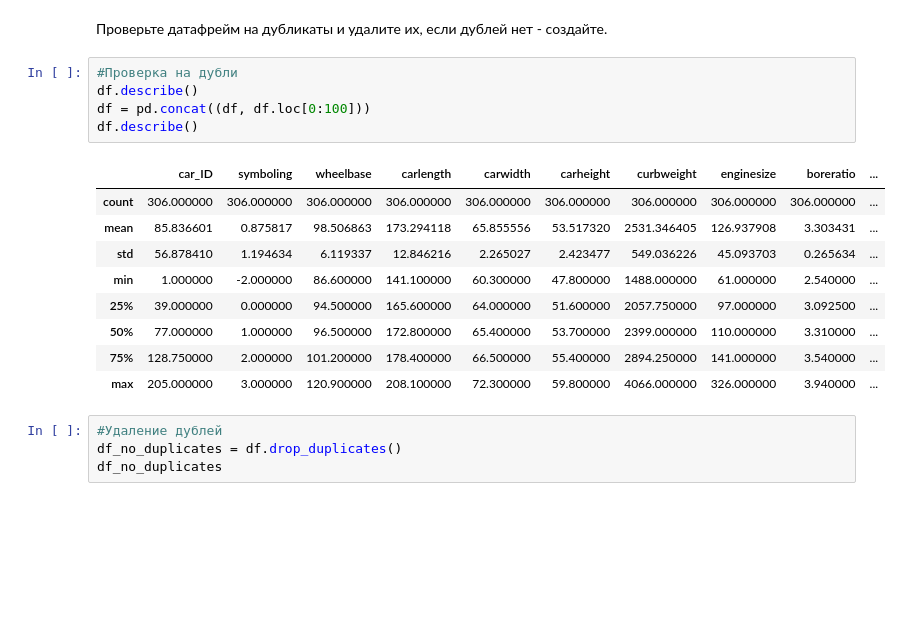
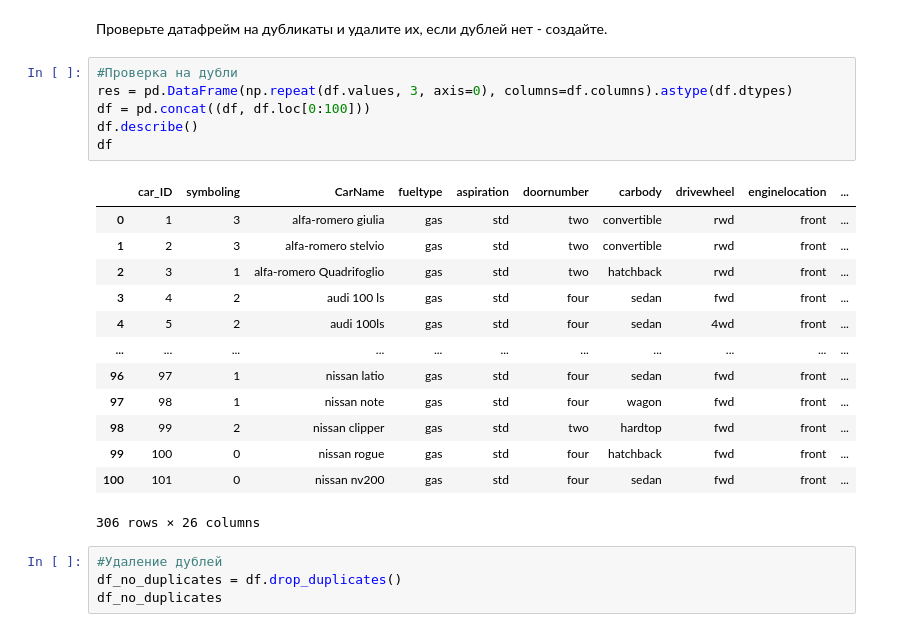
Before and after one commit to Dekamonia/MachineLearning, a Jupyter notebook: lab3/lab3.ipynb, the cells around one changed output. Drawn from its saved outputs; the diff is of its cells as text; blank space fills up the shorter version.

```diff
--- a/lab3/lab3.ipynb
+++ b/lab3/lab3.ipynb
@@ -109,19 +231,24 @@ print("Потенциальные выбросы:", outliers)
 Проверьте датафрейм на дубликаты и удалите их, если дублей нет - создайте.
 # %%
 #Проверка на дубли
-df.describe()
+res = pd.DataFrame(np.repeat(df.values, 3, axis=0), columns=df.columns).astype(df.dtypes)
 df = pd.concat((df, df.loc[0:100]))
 df.describe()
+df
 # %% [output]
-|  | car_ID | symboling | wheelbase | carlength | carwidth | carheight | curbweight | enginesize | boreratio | ... |
-| count | 306.000000 | 306.000000 | 306.000000 | 306.000000 | 306.000000 | 306.000000 | 306.000000 | 306.000000 | 306.000000 | ... |
-| mean | 85.836601 | 0.875817 | 98.506863 | 173.294118 | 65.855556 | 53.517320 | 2531.346405 | 126.937908 | 3.303431 | ... |
-| std | 56.878410 | 1.194634 | 6.119337 | 12.846216 | 2.265027 | 2.423477 | 549.036226 | 45.093703 | 0.265634 | ... |
-| min | 1.000000 | -2.000000 | 86.600000 | 141.100000 | 60.300000 | 47.800000 | 1488.000000 | 61.000000 | 2.540000 | ... |
-| 25% | 39.000000 | 0.000000 | 94.500000 | 165.600000 | 64.000000 | 51.600000 | 2057.750000 | 97.000000 | 3.092500 | ... |
-| 50% | 77.000000 | 1.000000 | 96.500000 | 172.800000 | 65.400000 | 53.700000 | 2399.000000 | 110.000000 | 3.310000 | ... |
-| 75% | 128.750000 | 2.000000 | 101.200000 | 178.400000 | 66.500000 | 55.400000 | 2894.250000 | 141.000000 | 3.540000 | ... |
-| max | 205.000000 | 3.000000 | 120.900000 | 208.100000 | 72.300000 | 59.800000 | 4066.000000 | 326.000000 | 3.940000 | ... |
+|  | car_ID | symboling | CarName | fueltype | aspiration | doornumber | carbody | drivewheel | enginelocation | ... |
+| 0 | 1 | 3 | alfa-romero giulia | gas | std | two | convertible | rwd | front | ... |
+| 1 | 2 | 3 | alfa-romero stelvio | gas | std | two | convertible | rwd | front | ... |
+| 2 | 3 | 1 | alfa-romero Quadrifoglio | gas | std | two | hatchback | rwd | front | ... |
+| 3 | 4 | 2 | audi 100 ls | gas | std | four | sedan | fwd | front | ... |
+| 4 | 5 | 2 | audi 100ls | gas | std | four | sedan | 4wd | front | ... |
+| ... | ... | ... | ... | ... | ... | ... | ... | ... | ... | ... |
+| 96 | 97 | 1 | nissan latio | gas | std | four | sedan | fwd | front | ... |
+| 97 | 98 | 1 | nissan note | gas | std | four | wagon | fwd | front | ... |
+| 98 | 99 | 2 | nissan clipper | gas | std | two | hardtop | fwd | front | ... |
+| 99 | 100 | 0 | nissan rogue | gas | std | four | hatchback | fwd | front | ... |
+| 100 | 101 | 0 | nissan nv200 | gas | std | four | sedan | fwd | front | ... |
+306 rows × 26 columns
 # %%
 #Удаление дублей
 df_no_duplicates = df.drop_duplicates()
```
Also changed, not shown: parts of 19 cells of this notebook.
